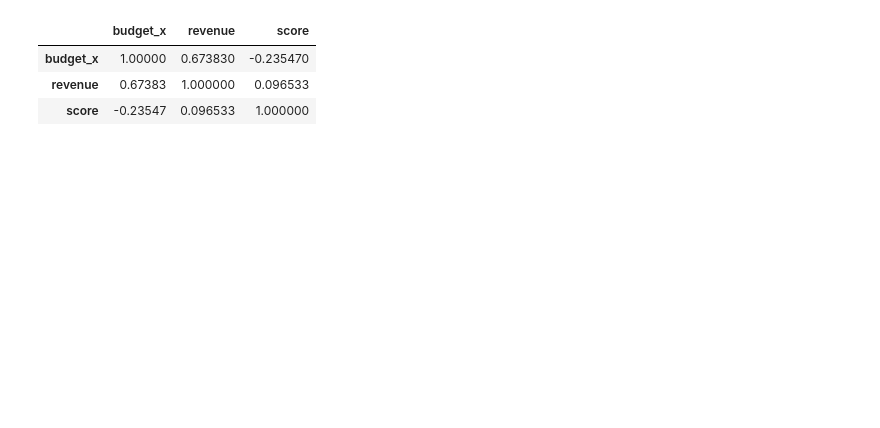
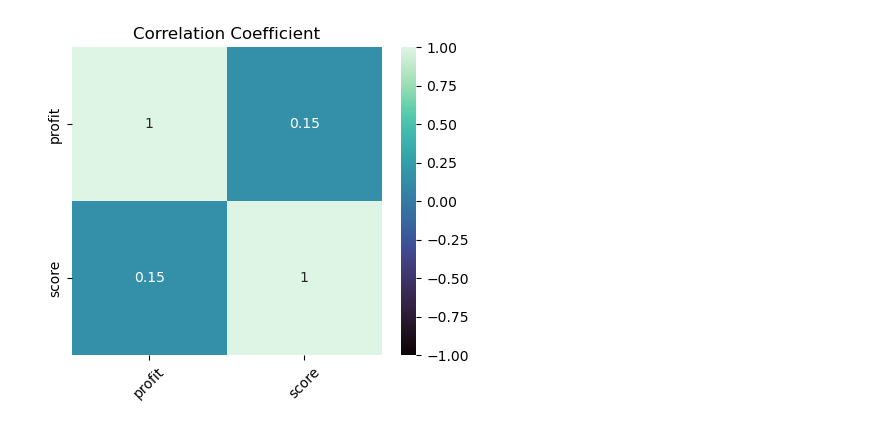
Before and after one commit to bielmc11/IMDB-MOVIES-ANALYSIS, a Jupyter notebook: movie_analysis.ipynb, the cells around one changed output. Saved outputs shown, nothing was run; the diff lists cells and outputs as text; code cells hidden in the pictures; blank space fills up the shorter version.

```diff
--- a/movie_analysis.ipynb
+++ b/movie_analysis.ipynb
@@ -50,8 +129,15 @@ df.head()
 # %%
-corr = df[['budget_x', 'revenue', 'score']].corr()
-corr
+corr = df[[ 'profit', 'score']].corr()
+
+plt.figure(figsize=(5,4))
+
+
+cmap = sns.diverging_palette(230, 20, as_cmap=True)
+sns.heatmap(corr, annot=True,vmin=-1, cmap='mako')
+
+plt.xticks(rotation=45)
+plt.title("Correlation Coefficient", size=12)
+
+plt.show()
 # %% [output]
-|  | budget_x | revenue | score |
-| budget_x | 1.00000 | 0.673830 | -0.235470 |
-| revenue | 0.67383 | 1.000000 | 0.096533 |
-| score | -0.23547 | 0.096533 | 1.000000 |
+[figure, added]
```
Also changed, not shown: parts of 31 cells of this notebook, 3 other files.
